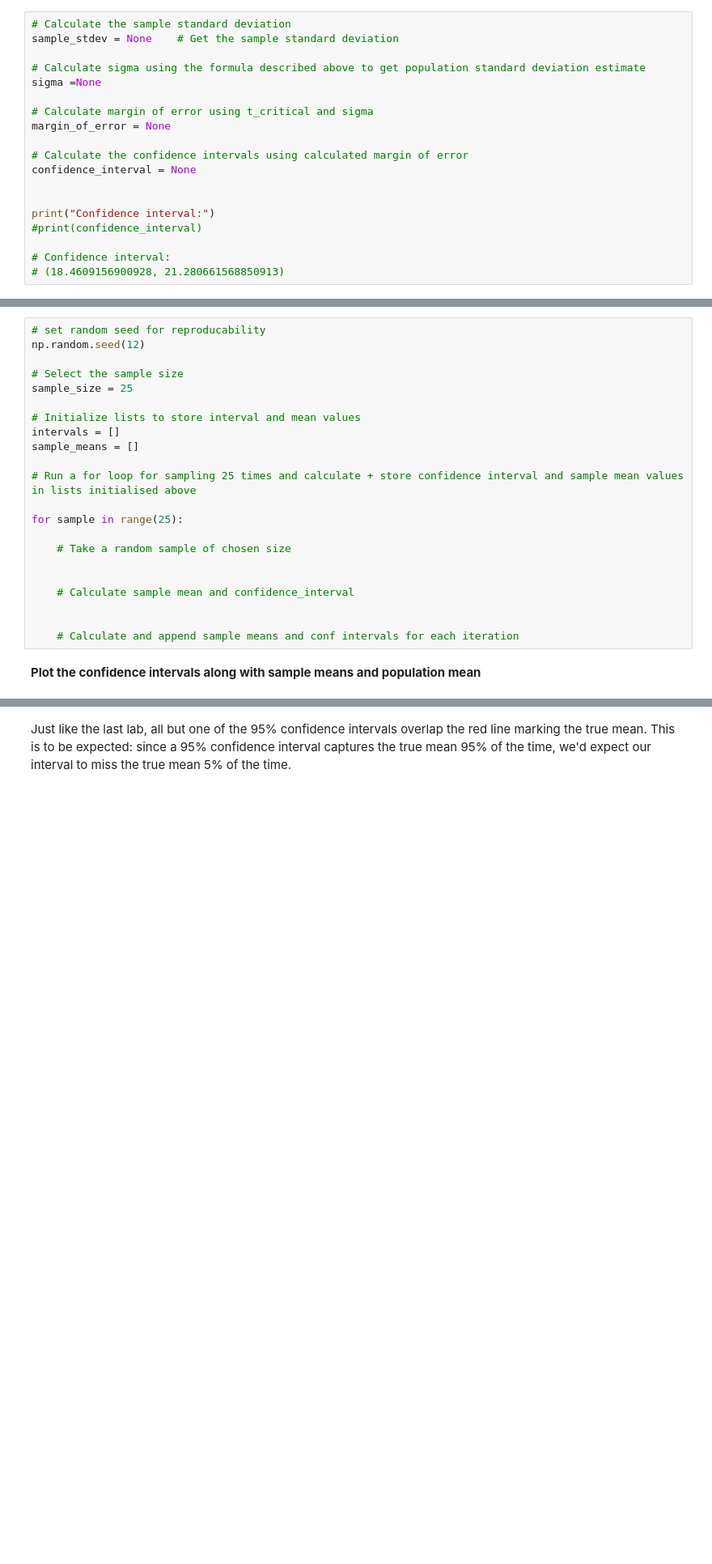
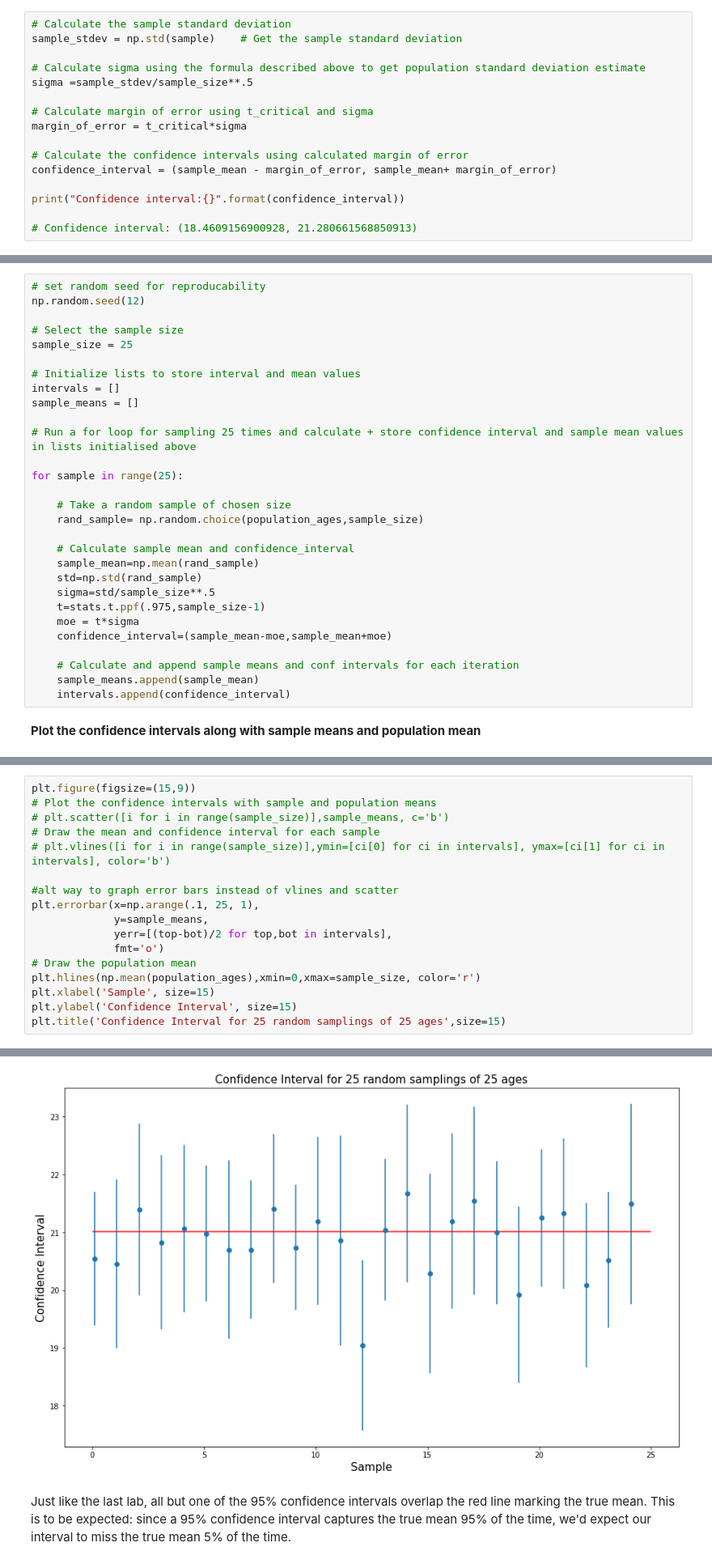
Before and after one commit to slieb74/ds-stats-CI_tscore-nyc-career-ds-062518, a Jupyter notebook: index.ipynb, the cells around one changed output, grey strips where cells are left out. Shown: that part at 81% size. Saved outputs shown, nothing was run; the diff lists cells and outputs as text; blank space fills up the shorter version.

```diff
--- a/index.ipynb
+++ b/index.ipynb
@@ -92,21 +94,18 @@ and finally the confidence interval can be calculated as :
 > **Confidence interval = (sample_mean + margin of error, sample_mean - margin of error)**
 # %%
 # Calculate the sample standard deviation
-sample_stdev = None    # Get the sample standard deviation
+sample_stdev = np.std(sample)    # Get the sample standard deviation
 
 # Calculate sigma using the formula described above to get population standard deviation estimate
-sigma =None
+sigma =sample_stdev/sample_size**.5
 
 # Calculate margin of error using t_critical and sigma
-margin_of_error = None
+margin_of_error = t_critical*sigma
 
 # Calculate the confidence intervals using calculated margin of error
-confidence_interval = None
+confidence_interval = (sample_mean - margin_of_error, sample_mean+ margin_of_error)
 
+print("Confidence interval:{}".format(confidence_interval))
 
-print("Confidence interval:")
-#print(confidence_interval)
-
-# Confidence interval:
-# (18.4609156900928, 21.280661568850913)
+# Confidence interval: (18.4609156900928, 21.280661568850913)
 # %% [output]
@@ -169,11 +171,18 @@ sample_means = []
 for sample in range(25):
 
     # Take a random sample of chosen size
-
+    rand_sample= np.random.choice(population_ages,sample_size)
 
     # Calculate sample mean and confidence_interval
-
+    sample_mean=np.mean(rand_sample)
+    std=np.std(rand_sample)
+    sigma=std/sample_size**.5
+    t=stats.t.ppf(.975,sample_size-1)
+    moe = t*sigma
+    confidence_interval=(sample_mean-moe,sample_mean+moe)
 
     # Calculate and append sample means and conf intervals for each iteration
+    sample_means.append(sample_mean)
+    intervals.append(confidence_interval)
 # %% [markdown]
 **Plot the confidence intervals along with sample means and population mean**
@@ -187,0 +189,18 @@ for sample in range(25):
+# %%
+plt.figure(figsize=(15,9))
+# Plot the confidence intervals with sample and population means
+# plt.scatter([i for i in range(sample_size)],sample_means, c='b')
+# Draw the mean and confidence interval for each sample
+# plt.vlines([i for i in range(sample_size)],ymin=[ci[0] for ci in intervals], ymax=[ci[1] for ci in intervals], color='b')
+
+#alt way to graph error bars instead of vlines and scatter
+plt.errorbar(x=np.arange(.1, 25, 1),
+             y=sample_means,
+             yerr=[(top-bot)/2 for top,bot in intervals],
+             fmt='o')
+# Draw the population mean
+plt.hlines(np.mean(population_ages),xmin=0,xmax=sample_size, color='r')
+plt.xlabel('Sample', size=15)
+plt.ylabel('Confidence Interval', size=15)
+plt.title('Confidence Interval for 25 random samplings of 25 ages',size=15)
+# %% [output]
@@ -188,3 +208,4 @@ for sample in range(25):
+[figure, added]
 # %% [markdown]
 Just like the last lab, all but one of the 95% confidence intervals overlap the red line marking the true mean. This is to be expected: since a 95% confidence interval captures the true mean 95% of the time, we'd expect our interval to miss the true mean 5% of the time.
 # %% [markdown]
```
Also changed, not shown: parts of 7 cells of this notebook.
